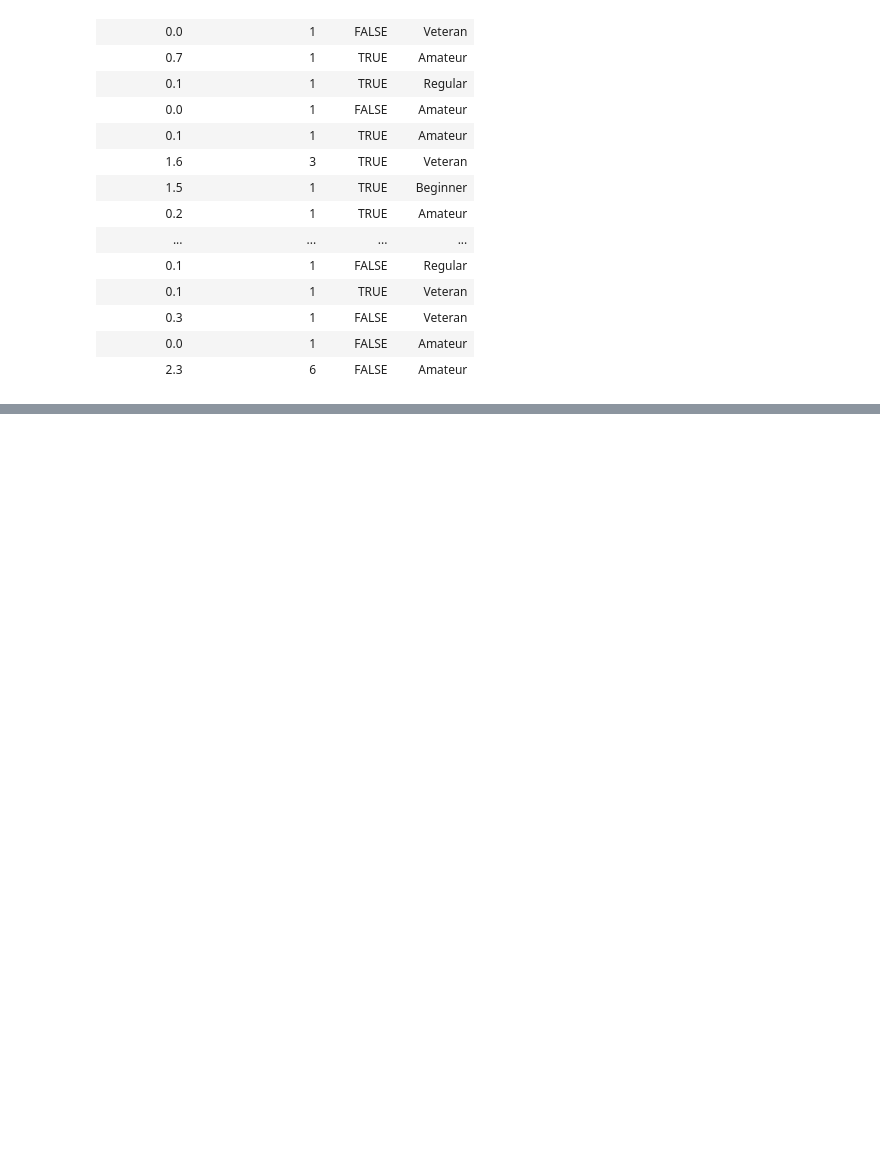
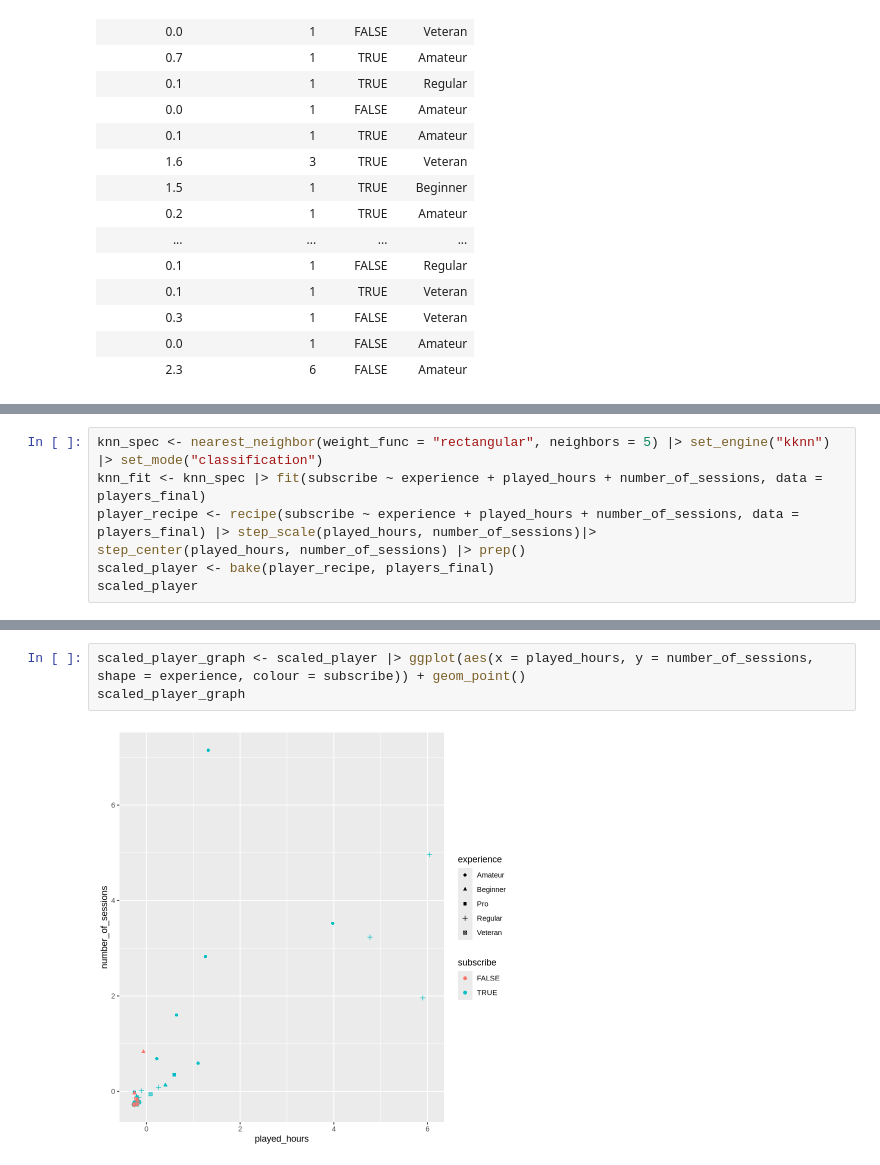
Before and after one commit to jmitra05/dsci-100-2024w2-group-003, a Jupyter notebook: project.ipynb, the cells around one changed output, grey strips where cells are left out. Saved outputs shown, nothing was run; the diff lists cells and outputs as text; blank space fills up the shorter version.

Commit message:
Changed graph
To include colours for true/false subscription

```diff
--- a/project.ipynb
+++ b/project.ipynb
@@ -85,0 +59,7 @@ A tibble: 123 × 4
+# %%
+knn_spec <- nearest_neighbor(weight_func = "rectangular", neighbors = 5) |> set_engine("kknn") |> set_mode("classification")
+knn_fit <- knn_spec |> fit(subscribe ~ experience + played_hours + number_of_sessions, data = players_final)
+player_recipe <- recipe(subscribe ~ experience + played_hours + number_of_sessions, data = players_final) |> step_scale(played_hours, number_of_sessions)|>
+step_center(played_hours, number_of_sessions) |> prep()
+scaled_player <- bake(player_recipe, players_final)
+scaled_player
@@ -85,0 +86,5 @@ A tibble: 123 × 4
+# %%
+scaled_player_graph <- scaled_player |> ggplot(aes(x = played_hours, y = number_of_sessions, shape = experience, colour = subscribe)) + geom_point()
+scaled_player_graph
+# %% [output]
+[figure, added]
```
Also changed, not shown: parts of 2 cells of this notebook.
